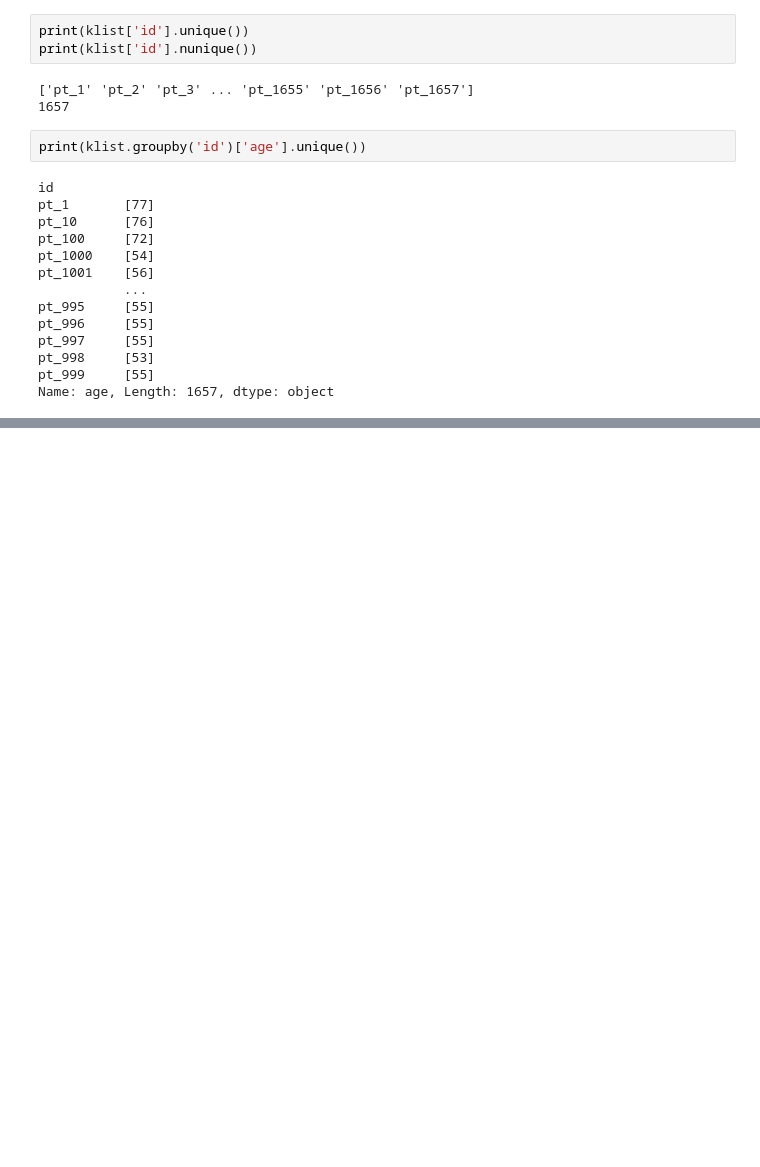
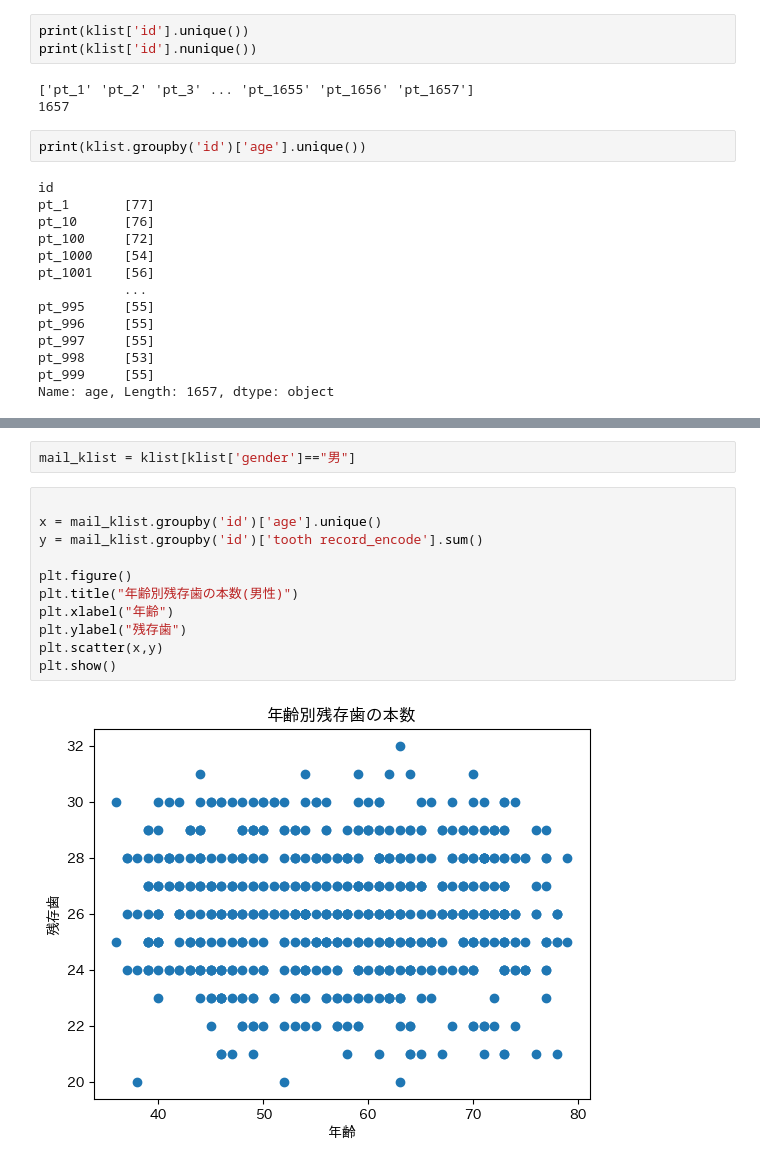
Before and after one commit to poteto1212/medical_AI, a Jupyter notebook: notebooks/test.ipynb, the cells around one changed output, grey strips where cells are left out. Saved outputs shown, nothing was run; the diff lists cells and outputs as text; blank space fills up the shorter version.

```diff
--- a/notebooks/test.ipynb
+++ b/notebooks/test.ipynb
@@ -167,0 +268,15 @@ test
+# %%
+mail_klist = klist[klist['gender']=="男"]
+# %%
+
+x = mail_klist.groupby('id')['age'].unique()
+y = mail_klist.groupby('id')['tooth record_encode'].sum()
+
+plt.figure()
+plt.title("年齢別残存歯の本数(男性)")
+plt.xlabel("年齢")
+plt.ylabel("残存歯")
+plt.scatter(x,y)
+plt.show()
+# %% [output]
+[figure, added]
```
Also changed, not shown: parts of 10 cells of this notebook, 2 other files.
